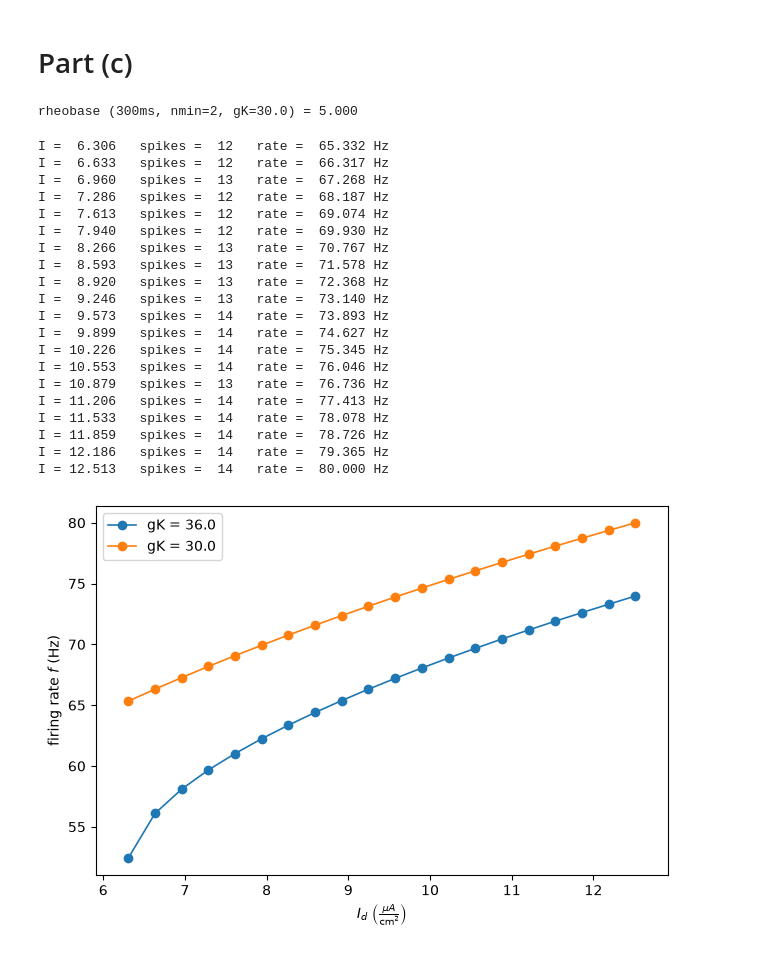
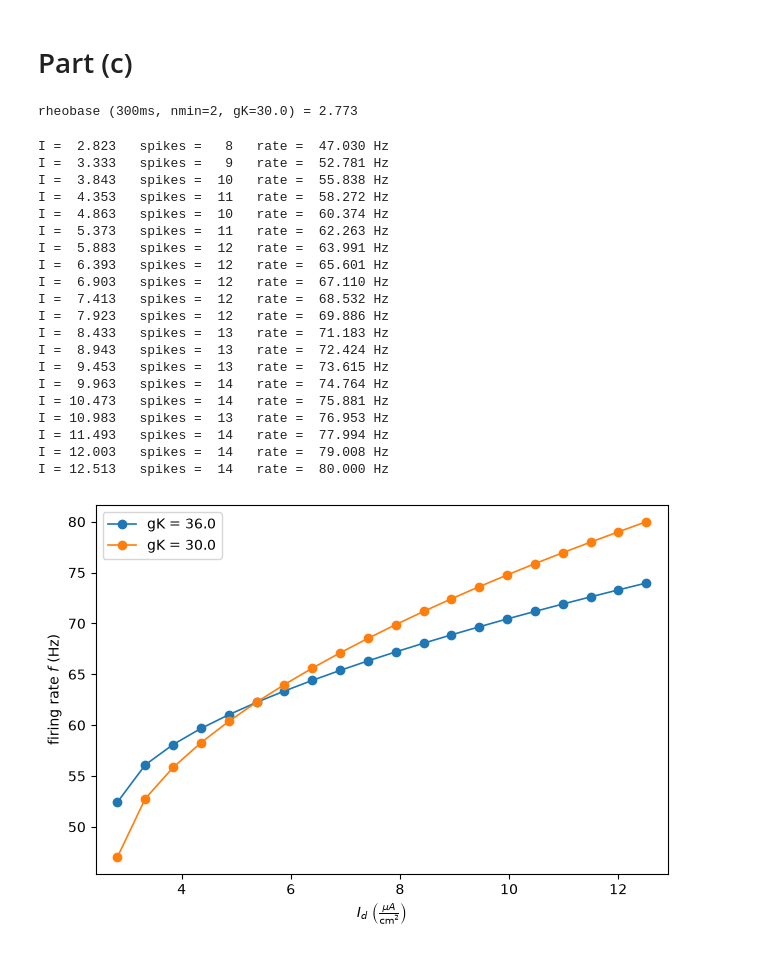
Before and after one commit to jash3852/CompNeuro2026, a Jupyter notebook: Homework 1/Question 5.ipynb, the cells around one changed output. Saved outputs shown, nothing was run; the diff lists cells and outputs as text; code cells hidden in the pictures.

Commit message:
Update graph for 5c

```diff
--- a/Homework 1/Question 5.ipynb
+++ b/Homework 1/Question 5.ipynb
@@ -189,11 +189,12 @@ plt.show()
 # %% [markdown]
 # Part (c)
 # %%
-rheobase_lower_gK = bisect(5.0, 7.0, gK = 30.0)
+rheobase_lower_gK = bisect(0.0, 7.0, gK = 30.0)
 print(f"rheobase (300ms, nmin=2, gK=30.0) = {rheobase_lower_gK:.3f}")
 # %% [output]
-rheobase (300ms, nmin=2, gK=30.0) = 5.000
+rheobase (300ms, nmin=2, gK=30.0) = 2.773
 # %%
+Is = np.linspace(rheobase_lower_gK + 0.05, 2 * rheobase, 20)
 rates_lower_gK = []
 for Id in Is:
     t, V, spk, rate = hh_sim(Id = Id, gK = 30.0)
@@ -202,37 +203,37 @@ for Id in Is:
 
 rates_lower_gK = np.array(rates_lower_gK)
 # %% [output]
-I =  6.306   spikes =  12   rate =  65.332 Hz
-I =  6.633   spikes =  12   rate =  66.317 Hz
-I =  6.960   spikes =  13   rate =  67.268 Hz
-I =  7.286   spikes =  12   rate =  68.187 Hz
-I =  7.613   spikes =  12   rate =  69.074 Hz
-I =  7.940   spikes =  12   rate =  69.930 Hz
-I =  8.266   spikes =  13   rate =  70.767 Hz
-I =  8.593   spikes =  13   rate =  71.578 Hz
-I =  8.920   spikes =  13   rate =  72.368 Hz
-I =  9.246   spikes =  13   rate =  73.140 Hz
-I =  9.573   spikes =  14   rate =  73.893 Hz
-I =  9.899   spikes =  14   rate =  74.627 Hz
-I = 10.226   spikes =  14   rate =  75.345 Hz
-I = 10.553   spikes =  14   rate =  76.046 Hz
-I = 10.879   spikes =  13   rate =  76.736 Hz
-I = 11.206   spikes =  14   rate =  77.413 Hz
-I = 11.533   spikes =  14   rate =  78.078 Hz
-I = 11.859   spikes =  14   rate =  78.726 Hz
-I = 12.186   spikes =  14   rate =  79.365 Hz
+I =  2.823   spikes =   8   rate =  47.030 Hz
+I =  3.333   spikes =   9   rate =  52.781 Hz
+I =  3.843   spikes =  10   rate =  55.838 Hz
+I =  4.353   spikes =  11   rate =  58.272 Hz
+I =  4.863   spikes =  10   rate =  60.374 Hz
+I =  5.373   spikes =  11   rate =  62.263 Hz
+I =  5.883   spikes =  12   rate =  63.991 Hz
+I =  6.393   spikes =  12   rate =  65.601 Hz
+I =  6.903   spikes =  12   rate =  67.110 Hz
+I =  7.413   spikes =  12   rate =  68.532 Hz
+I =  7.923   spikes =  12   rate =  69.886 Hz
+I =  8.433   spikes =  13   rate =  71.183 Hz
+I =  8.943   spikes =  13   rate =  72.424 Hz
+I =  9.453   spikes =  13   rate =  73.615 Hz
+I =  9.963   spikes =  14   rate =  74.764 Hz
+I = 10.473   spikes =  14   rate =  75.881 Hz
+I = 10.983   spikes =  13   rate =  76.953 Hz
+I = 11.493   spikes =  14   rate =  77.994 Hz
+I = 12.003   spikes =  14   rate =  79.008 Hz
 I = 12.513   spikes =  14   rate =  80.000 Hz
 # %%
 fig, ax = plt.subplots(figsize = (6.5, 4.5))
 ax.plot(Is, rates, "o-", lw = 1.2, label = "gK = 36.0")
 ax.plot(Is, rates_lower_gK, "o-", lw = 1.2, label = "gK = 30.0")
 
 ax.legend()
-ax.set_xlabel("$I_d$ $\\left(\\frac{\mu A}{\\text{cm}^2}\\right)$")
+ax.set_xlabel("$I_d$ $\\left(\\frac{\\mu A}{\\text{cm}^2}\\right)$")
 ax.set_ylabel("firing rate $f$ (Hz)")
 ax.set_xlim(min(Is) - 0.4, max(Is) + 0.4)
 
 fig.tight_layout()
 plt.show()
 # %% [output]
-[figure, old version]
+[figure, new version]
```
Also changed, not shown: 2 other files.
